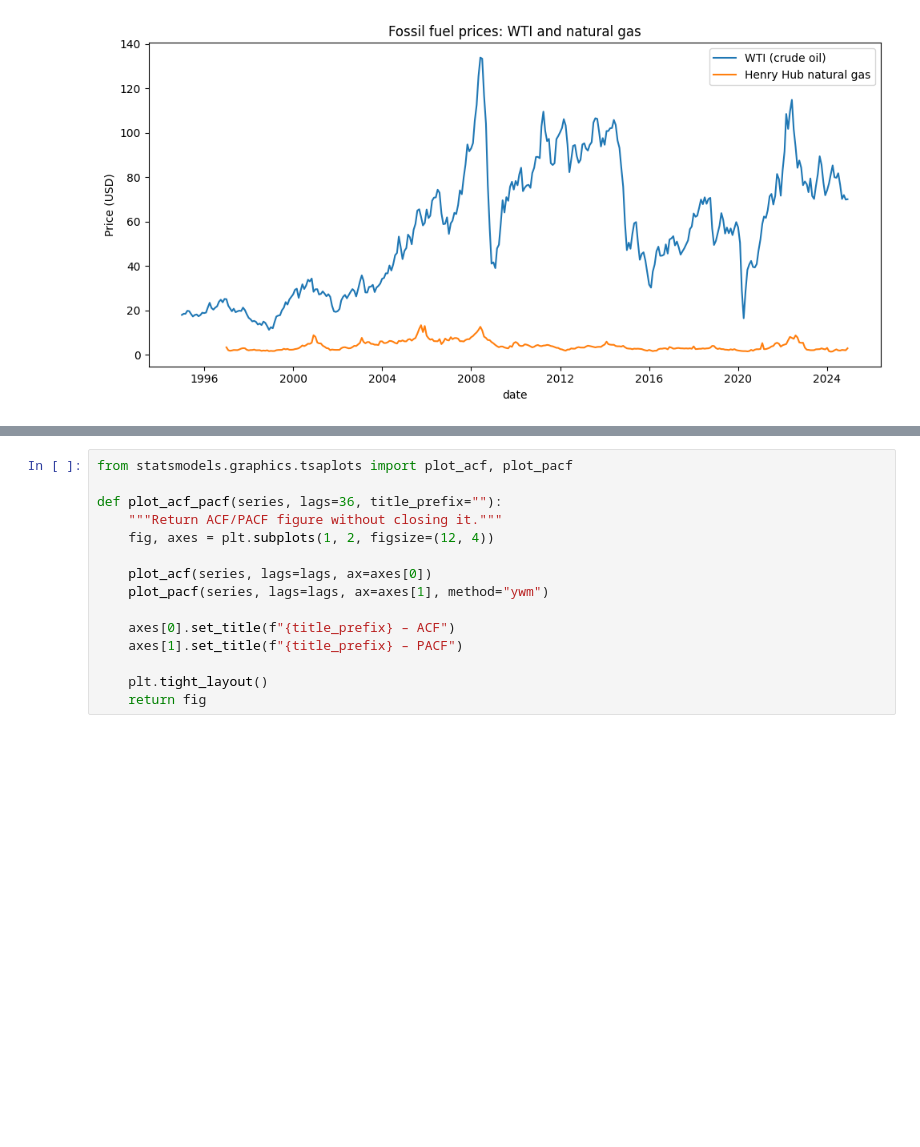
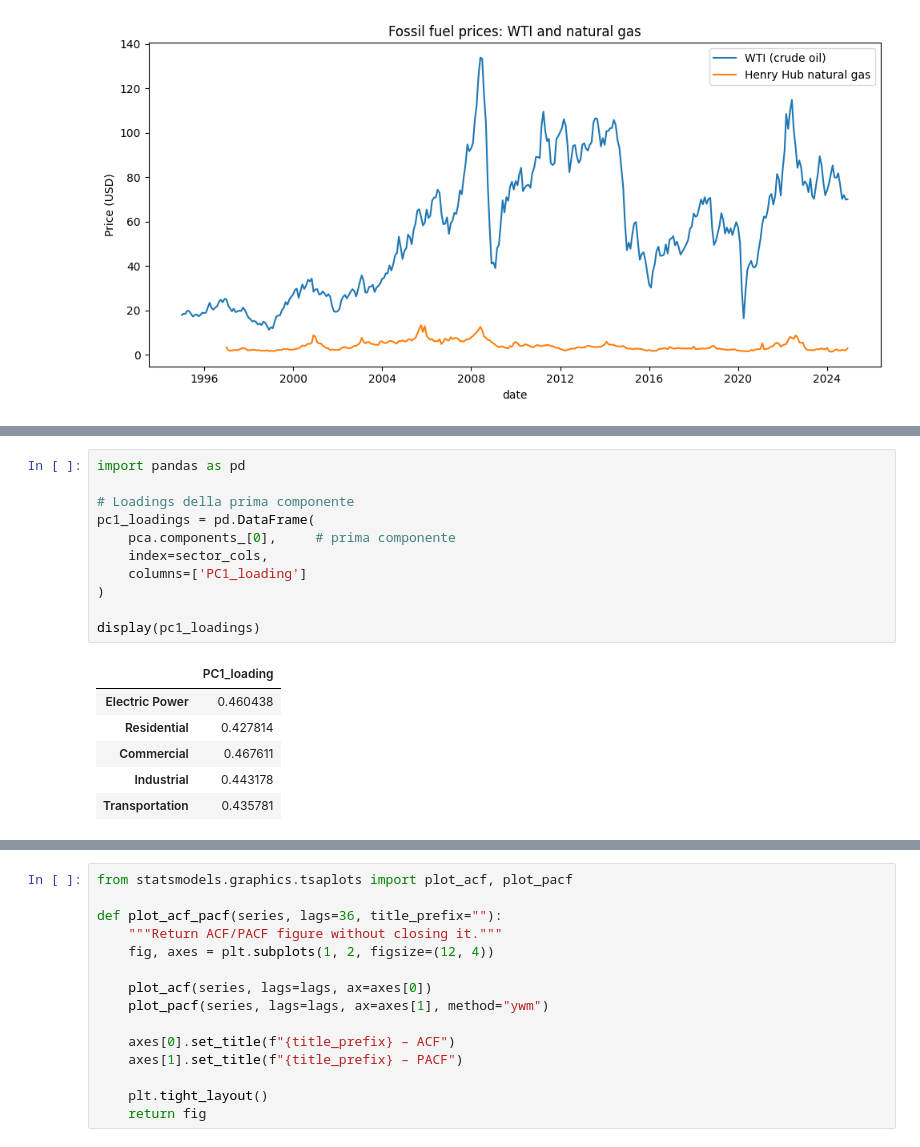
Before and after one commit to leilacielok/time-series-forecasting, a Jupyter notebook: analysis_plots.ipynb, the cells around one changed output, grey strips where cells are left out. Saved outputs shown, nothing was run; the diff lists cells and outputs as text; blank space fills up the shorter version.

```diff
--- a/analysis_plots.ipynb
+++ b/analysis_plots.ipynb
@@ -123,0 +168,18 @@ plt.show()
+# %%
+import pandas as pd
+
+# Loadings della prima componente
+pc1_loadings = pd.DataFrame(
+    pca.components_[0],     # prima componente
+    index=sector_cols,
+    columns=['PC1_loading']
+)
+
+display(pc1_loadings)
+# %% [output]
+|  | PC1_loading |
+| Electric Power | 0.460438 |
+| Residential | 0.427814 |
+| Commercial | 0.467611 |
+| Industrial | 0.443178 |
+| Transportation | 0.435781 |
```
Also changed, not shown: parts of 10 cells of this notebook.
